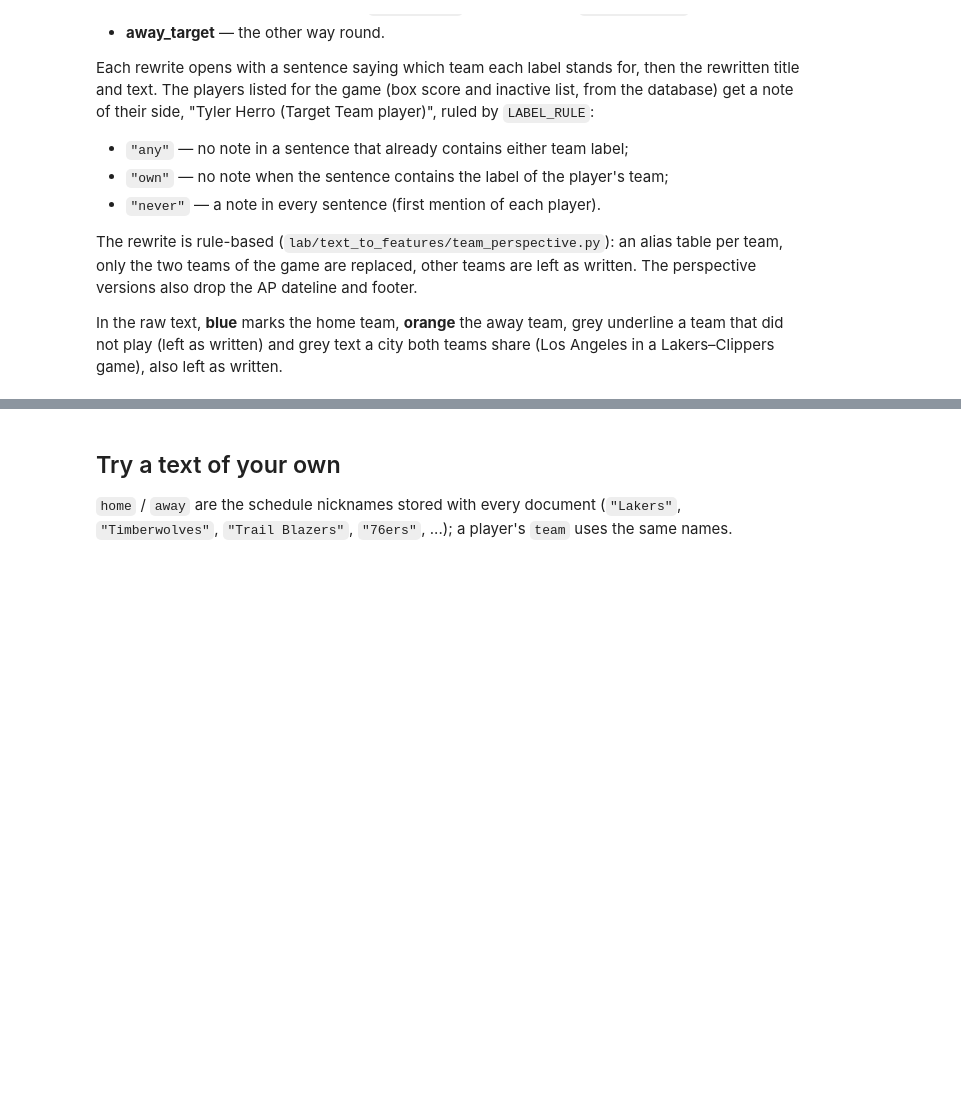
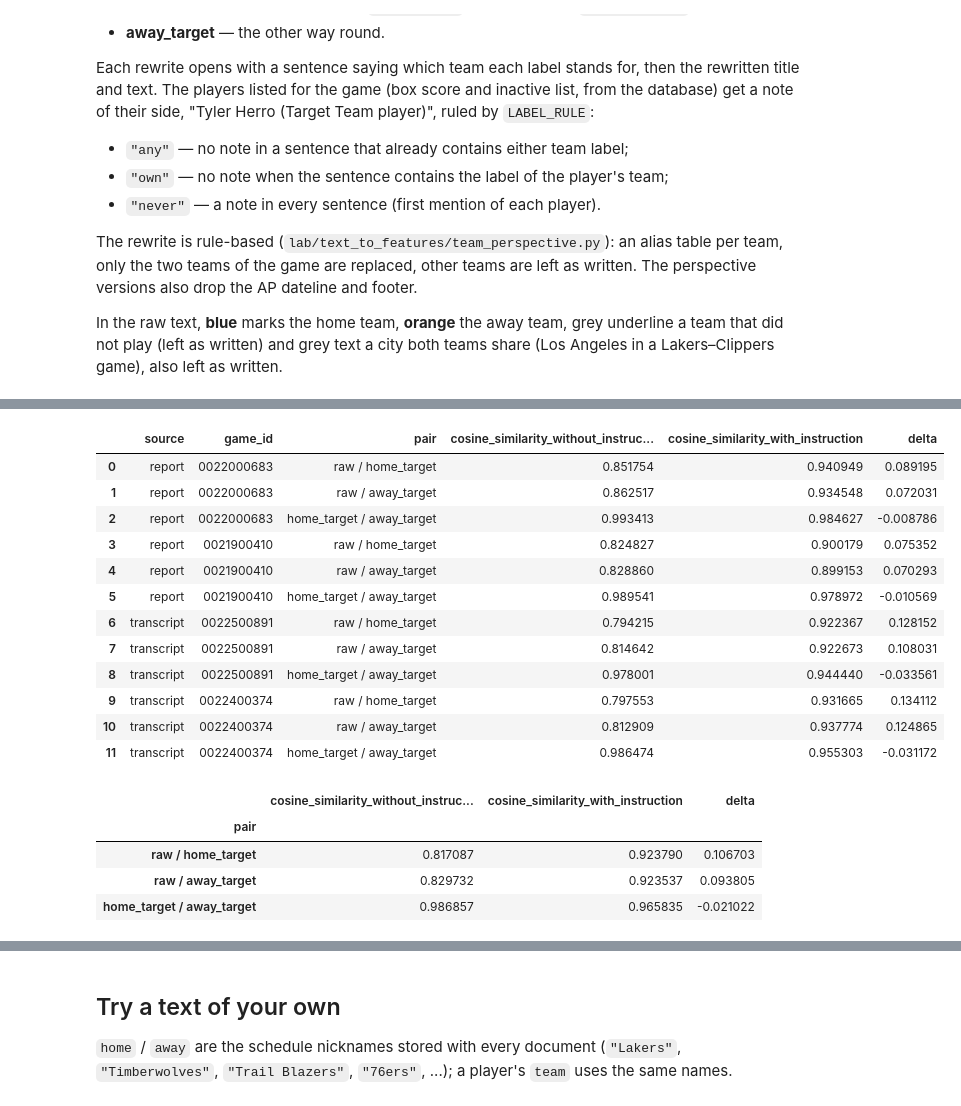
Before and after one commit to aalvarezvarela/Scorecast, a Jupyter notebook: lab/text_to_features/team_perspective_demo.ipynb, the cells around one changed output, grey strips where cells are left out. Cells and saved outputs as stored; diff of their text form; code cells hidden in the pictures; blank space fills up the shorter version.

```diff
--- a/lab/text_to_features/team_perspective_demo.ipynb
+++ b/lab/text_to_features/team_perspective_demo.ipynb
@@ -196,0 +434,36 @@ players (38 listed): noted ×11, label_in_sentence ×10, other_person ×1 — ta
+# %%
+# Positive delta: the pair became closer; negative delta: it separated.
+comparison_keys = ["source", "game_id", "pair"]
+instruction_comparison = similarities[comparison_keys + ["cosine_similarity"]].merge(
+    instructed_similarities[comparison_keys + ["cosine_similarity"]],
+    on=comparison_keys, suffixes=("_without_instruction", "_with_instruction"),
+    validate="one_to_one",
+)
+instruction_comparison["delta"] = (
+    instruction_comparison["cosine_similarity_with_instruction"]
+    - instruction_comparison["cosine_similarity_without_instruction"]
+)
+display(instruction_comparison)
+instruction_summary = instruction_comparison.groupby("pair", sort=False)[[
+    "cosine_similarity_without_instruction", "cosine_similarity_with_instruction", "delta"
+]].mean()
+display(instruction_summary)
+# %% [output]
+|  | source | game_id | pair | cosine_similarity_without_instruc... | cosine_similarity_with_instruction | delta |
+| 0 | report | 0022000683 | raw / home_target | 0.851754 | 0.940949 | 0.089195 |
+| 1 | report | 0022000683 | raw / away_target | 0.862517 | 0.934548 | 0.072031 |
+| 2 | report | 0022000683 | home_target / away_target | 0.993413 | 0.984627 | -0.008786 |
+| 3 | report | 0021900410 | raw / home_target | 0.824827 | 0.900179 | 0.075352 |
+| 4 | report | 0021900410 | raw / away_target | 0.828860 | 0.899153 | 0.070293 |
+| 5 | report | 0021900410 | home_target / away_target | 0.989541 | 0.978972 | -0.010569 |
+| 6 | transcript | 0022500891 | raw / home_target | 0.794215 | 0.922367 | 0.128152 |
+| 7 | transcript | 0022500891 | raw / away_target | 0.814642 | 0.922673 | 0.108031 |
+| 8 | transcript | 0022500891 | home_target / away_target | 0.978001 | 0.944440 | -0.033561 |
+| 9 | transcript | 0022400374 | raw / home_target | 0.797553 | 0.931665 | 0.134112 |
+| 10 | transcript | 0022400374 | raw / away_target | 0.812909 | 0.937774 | 0.124865 |
+| 11 | transcript | 0022400374 | home_target / away_target | 0.986474 | 0.955303 | -0.031172 |
+|  | cosine_similarity_without_instruc... | cosine_similarity_with_instruction | delta |
+| pair |  |  |  |
+| raw / home_target | 0.817087 | 0.923790 | 0.106703 |
+| raw / away_target | 0.829732 | 0.923537 | 0.093805 |
+| home_target / away_target | 0.986857 | 0.965835 | -0.021022 |
```
Also changed, not shown: parts of 18 cells of this notebook, 9 other files.
